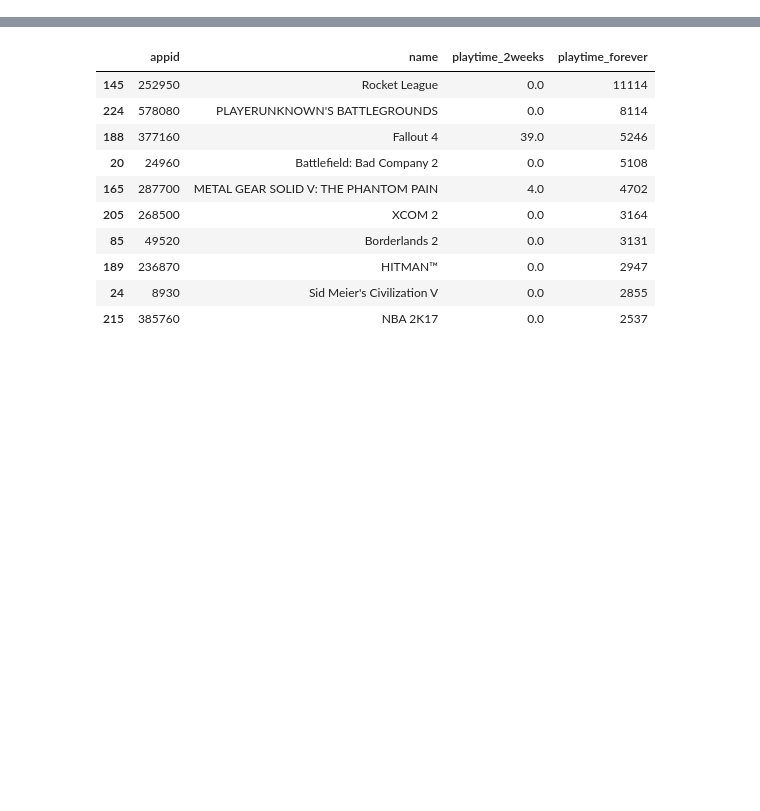
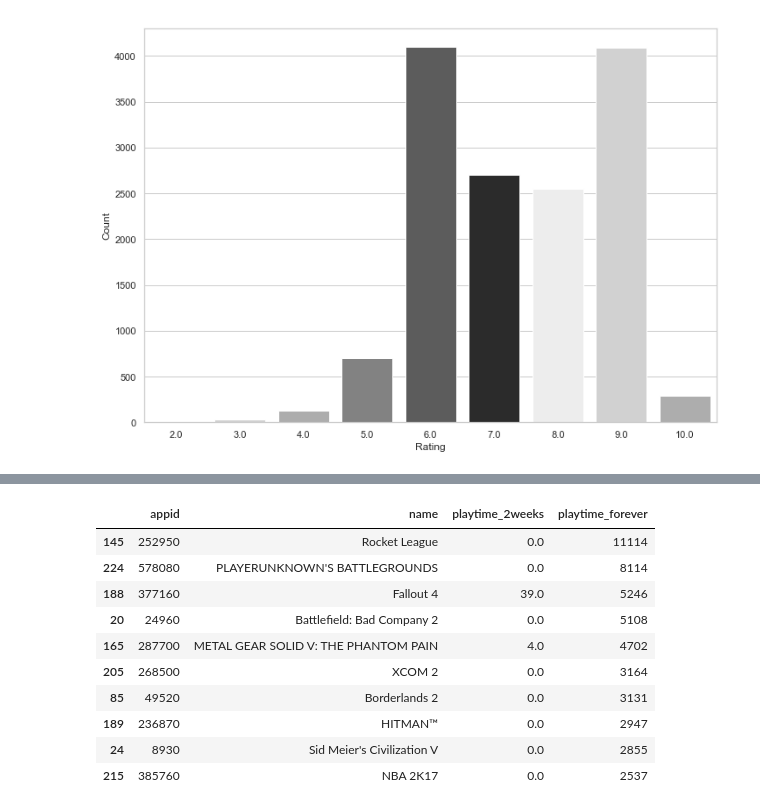
Before and after one commit to micsab/Game-Recommendation-Engine, a Jupyter notebook: recommender_test.ipynb, the cells around one changed output, grey strips where cells are left out. Saved outputs shown, nothing was run; the diff lists cells and outputs as text; code cells hidden in the pictures; blank space fills up the shorter version.

```diff
--- a/recommender_test.ipynb
+++ b/recommender_test.ipynb
@@ -31,0 +12,20 @@ game_tags
+# %%
+steam_games = pd.read_csv('steam_games_all_fields.csv', index_col=0, delimiter='\t')
+app_id = steam_games['steam_url'].str.split('/',expand=True)
+app_id = app_id.drop([0, 1, 2, 5, 6], axis=1)
+app_id.columns = ['app', 'game_ID']
+df = pd.concat([steam_games, app_id], axis=1, sort=False)
+df = df[~df.app.str.contains('sub')]
+df = df[~df.app.str.contains('digitalgiftcards')]
+df = df[~df.tags.str.contains('no_tag')]
+df = df[~df.score.str.contains('no rating')]
+df = df.drop(['app'], axis=1)
+df['game_ID'] = pd.to_numeric(df['game_ID'], downcast='signed')
+df['number_of_review'] = df['number_of_review'].replace({'no reviews' : ''})
+df['number_of_review'] = pd.to_numeric(df['number_of_review'], downcast='signed')
+#df['score'] = df['score'].replace({'no rating' : np.nan})
+df['score'] = pd.to_numeric(df['score'])
+df = df[df['score'] != 0.0]
+df = df.rename(columns={"game_ID": "appid"})
+df = df.drop_duplicates(subset='appid', keep='first')
+df.head()
@@ -31,0 +57,8 @@ game_tags
+# %%
+sns.set(rc={'figure.figsize': (11.7, 8.27)})
+sns.set_style('whitegrid')
+ax = sns.countplot(x='score', data=df, palette=sns.color_palette('Greys'))
+ax.set(xlabel='Rating', ylabel='Count')
+plt.show()
+# %% [output]
+[figure, added]
```
Also changed, not shown: parts of 12 cells of this notebook, 6 other files.
